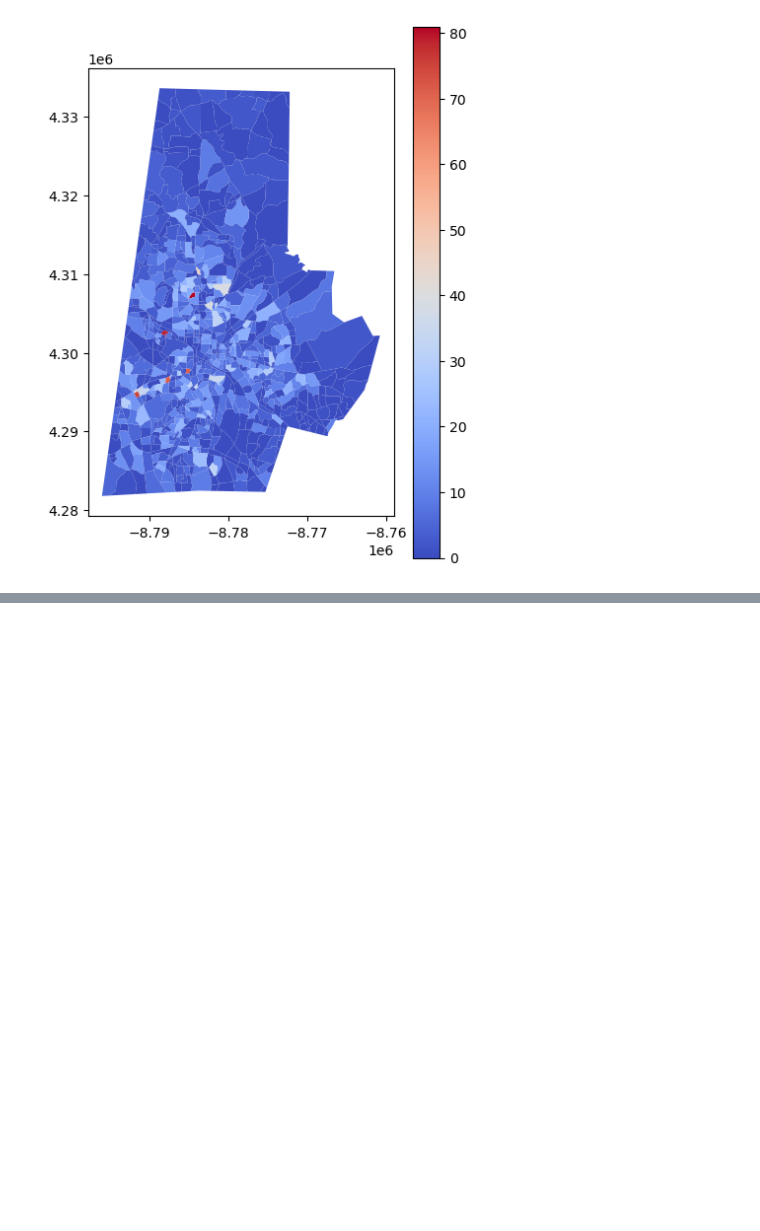
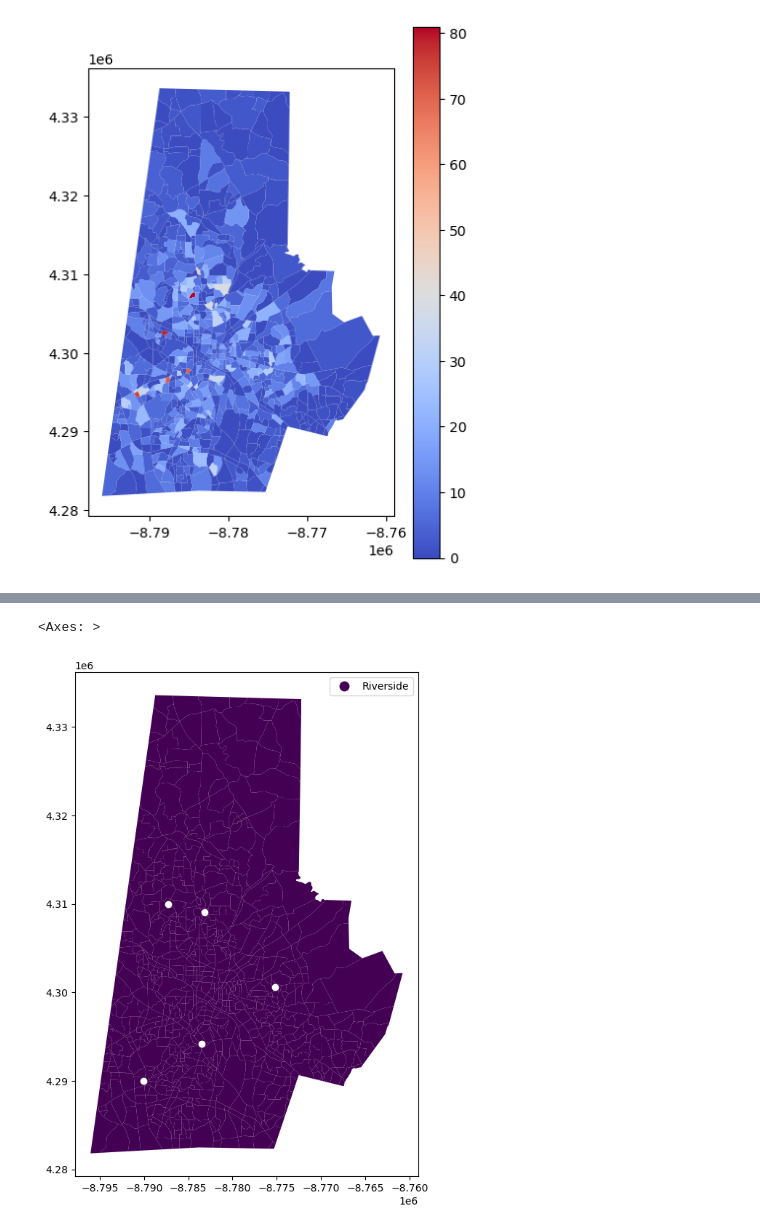
Before and after one commit to olublin/DPS-Planning, a Jupyter notebook: Base_Projection.ipynb, the cells around one changed output, grey strips where cells are left out. Saved outputs shown, nothing was run; the diff lists cells and outputs as text; code cells hidden in the pictures; blank space fills up the shorter version.

```diff
--- a/Base_Projection.ipynb
+++ b/Base_Projection.ipynb
@@ -230,0 +138,26 @@ hs_2028_geo
+# %%
+#dataframe that contains current counts
+
+
+
+
+#write high school boundary assignment as a function
+
+def assign_hs(pu):
+    [Southern, Hillside, Northern, Riverside, Jordan] = [dps_base_hs.iloc[0,28].distance(pu)*counts.iloc[0,2],
+                                                         dps_base_hs.iloc[1,28].distance(pu)*counts.iloc[1,2],
+                                                         dps_base_hs.iloc[2,28].distance(pu)*counts.iloc[2,2],
+                                                         dps_base_hs.iloc[3,28].distance(pu)*counts.iloc[3,2],
+                                                         dps_base_hs.iloc[4,28].distance(pu)*counts.iloc[4,2]]
+
+
+    distances = {'Southern':Southern,
+                 'Hillside':Hillside,
+                 'Northern':Northern,
+                 'Riverside':Riverside,
+                 'Jordan':Jordan}
+
+    return min(distances, key = distances.get)  #returns high school assigned to minimum distance function
+
+hs_2028_geo['assign_1'] = hs_2028_geo['centroid'].apply(assign_hs)
+hs_2028_geo.head(2) #each of the planning units are now assigned closest high school
@@ -234,0 +222,13 @@ hs_counts['capacity'] = [1700,1700,1700,1700,2000]
+# %%
+fig,ax = plt.subplots(figsize = (7,9))
+
+hs_2028_geo.plot(
+    column='assign',
+    ax = ax,
+    cmap = 'viridis',
+    legend = True
+)
+dps_base_hs.plot(ax=plt.gca(), color = 'white')
+# %% [output]
+<Axes: >
+[figure, added]
```
Also changed, not shown: parts of 9 cells of this notebook.
